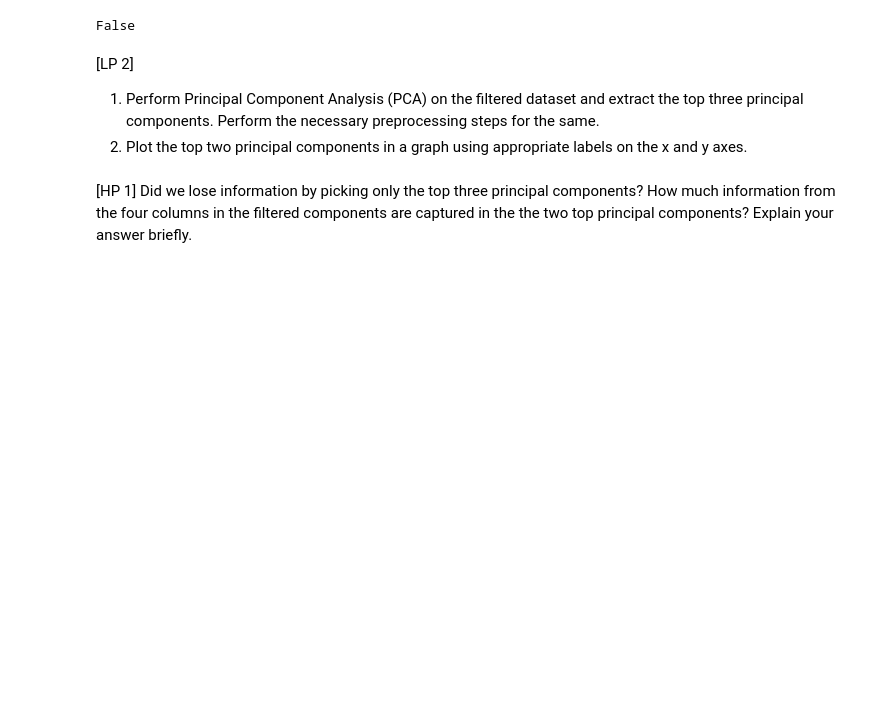
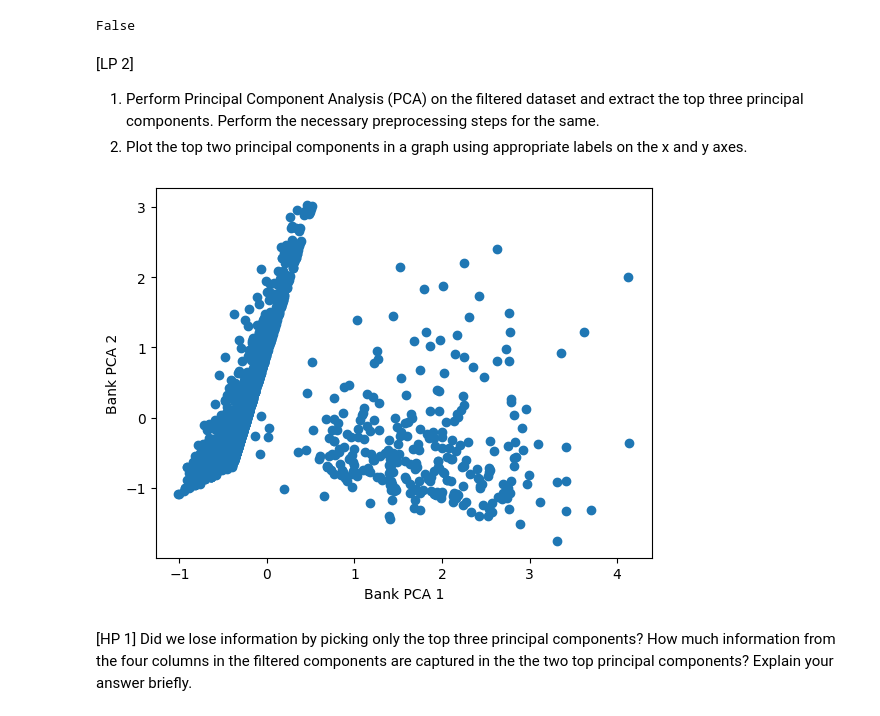
Before and after one commit to ankitajaswal/Cmpe255, a Jupyter notebook: HW2/Part2/HW 2 Part 2 - PCA and Clustering.ipynb, the cells around one changed output. Drawn from its saved outputs; the diff is of its cells as text; code cells hidden in the pictures; blank space fills up the shorter version.

```diff
--- a/HW2/Part2/HW 2 Part 2 - PCA and Clustering.ipynb
+++ b/HW2/Part2/HW 2 Part 2 - PCA and Clustering.ipynb
@@ -245,6 +246,22 @@ False
 # %%
 # Your code for LP2 goes here
 # Feel free to add cells below this for LP2
+
+from sklearn import decomposition
+
+pca = decomposition.PCA(n_components = 3)
+
+bank_pca = pca.fit_transform(clean_df)
+# %%
+#plot
+import matplotlib.pyplot as plt
+
+plt.scatter(bank_pca[:,0], bank_pca[:,1])
+plt.xlabel("Bank PCA 1")
+plt.ylabel("Bank PCA 2")
+plt.show()
+# %% [output]
+[figure, added]
 # %% [markdown]
 [HP 1]
 Did we lose information by picking only the top three principal components? How much information from the four columns in the filtered components are captured in the the two top principal components? Explain your answer briefly.
```
Also changed, not shown: parts of 11 cells of this notebook.
